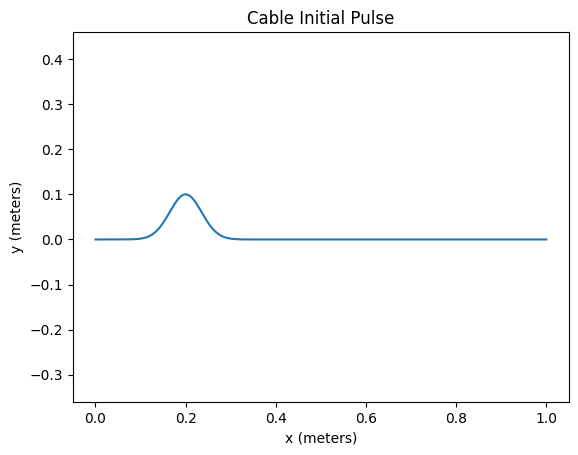
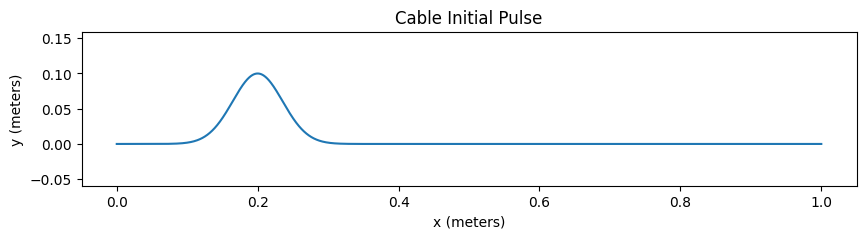
The change to this notebook cell's code, shown as a diff; its figure went from the first image to the second:
--- before
+++ after
@@ -7,4 +7,5 @@
 PULSE[0] = 0.0
 
+plt.figure(figsize=(10, 2))
 plt.plot(SPATIAL_DOMAIN, PULSE)
 plt.title('Cable Initial Pulse')

Commit: add PINN class and wave dataset class